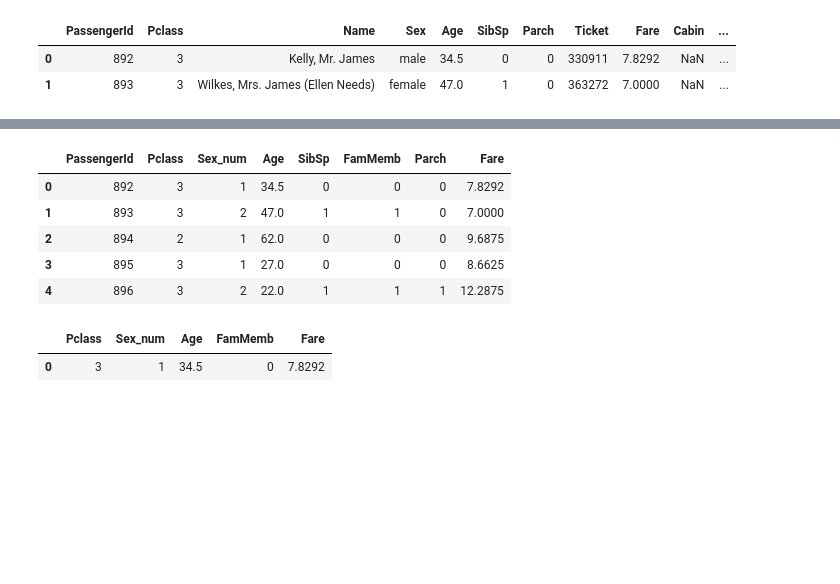
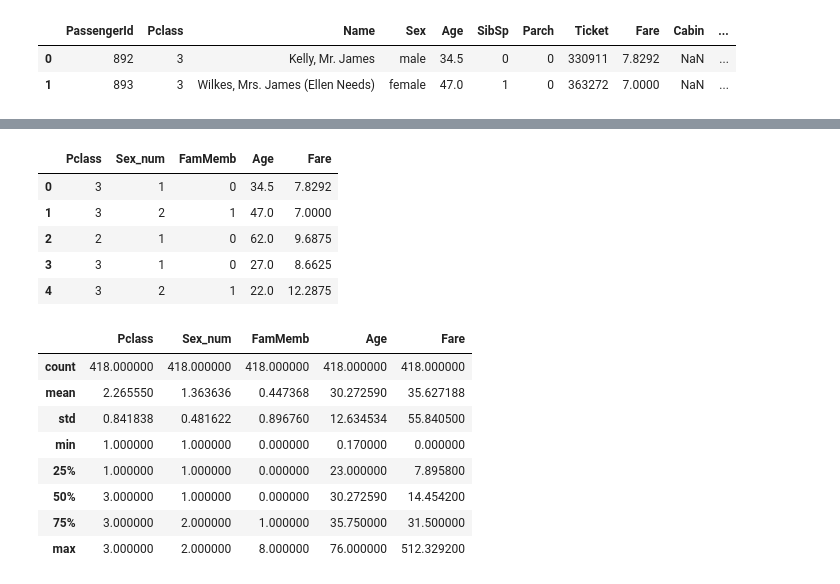
Before and after one commit to MariyaLe/Titanic, a Jupyter notebook: Titanic Model.ipynb, the cells around one changed output, grey strips where cells are left out. Drawn from its saved outputs; the diff is of its cells as text; code cells hidden in the pictures; blank space fills up the shorter version.

```diff
--- a/Titanic Model.ipynb
+++ b/Titanic Model.ipynb
@@ -280,0 +353,5 @@ df_submit = df_submit.fillna(np.mean(df["Age"]))
+# %%
+#freq_port = df_submit.Embarked.dropna().mode()[0]
+#df_submit["Embarked"] = df_submit["Embarked"].fillna(freq_port)
+df_submit["Age"] = df_submit["Age"].fillna(np.mean(df_submit["Age"]))
+df_submit["Fare"] = df_submit["Fare"].fillna(np.mean(df_submit["Fare"]))
@@ -287,2 +373,0 @@ df_submit.head(2)
-# %%
-df_submit = df_submit.iloc[:,[0,1,3,4,5,6,8]]
@@ -293,2 +373,0 @@ df_submit.insert(3,"Sex_num",sexlst)
-# %%
-df_submit = df_submit.drop(["Sex"],axis=1)
@@ -301,9 +374,11 @@ df_submit.insert(5,"FamMemb", num)
+# %%
+dataX = df_submit.drop(columns=["SibSp","Parch","PassengerId","Embarked","Name","Ticket","Cabin","Sex"])
 # %%
-df_submit.head()
+dataX.head()
 # %% [output]
-|  | PassengerId | Pclass | Sex_num | Age | SibSp | FamMemb | Parch | Fare |
-| 0 | 892 | 3 | 1 | 34.5 | 0 | 0 | 0 | 7.8292 |
-| 1 | 893 | 3 | 2 | 47.0 | 1 | 1 | 0 | 7.0000 |
-| 2 | 894 | 2 | 1 | 62.0 | 0 | 0 | 0 | 9.6875 |
-| 3 | 895 | 3 | 1 | 27.0 | 0 | 0 | 0 | 8.6625 |
-| 4 | 896 | 3 | 2 | 22.0 | 1 | 1 | 1 | 12.2875 |
+|  | Pclass | Sex_num | FamMemb | Age | Fare |
+| 0 | 3 | 1 | 0 | 34.5 | 7.8292 |
+| 1 | 3 | 2 | 1 | 47.0 | 7.0000 |
+| 2 | 2 | 1 | 0 | 62.0 | 9.6875 |
+| 3 | 3 | 1 | 0 | 27.0 | 8.6625 |
+| 4 | 3 | 2 | 1 | 22.0 | 12.2875 |
@@ -312,8 +385,15 @@ dataX = df_submit.drop(columns=["PassengerId","SibSp","Parch" ])
-# %%
-dataX.head(1)
-# %% [output]
-|  | Pclass | Sex_num | Age | FamMemb | Fare |
-| 0 | 3 | 1 | 34.5 | 0 | 7.8292 |
+# %%
+dataX.describe()
+# %% [output]
+|  | Pclass | Sex_num | FamMemb | Age | Fare |
+| count | 418.000000 | 418.000000 | 418.000000 | 418.000000 | 418.000000 |
+| mean | 2.265550 | 1.363636 | 0.447368 | 30.272590 | 35.627188 |
+| std | 0.841838 | 0.481622 | 0.896760 | 12.634534 | 55.840500 |
+| min | 1.000000 | 1.000000 | 0.000000 | 0.170000 | 0.000000 |
+| 25% | 1.000000 | 1.000000 | 0.000000 | 23.000000 | 7.895800 |
+| 50% | 3.000000 | 1.000000 | 0.000000 | 30.272590 | 14.454200 |
+| 75% | 3.000000 | 2.000000 | 1.000000 | 35.750000 | 31.500000 |
+| max | 3.000000 | 2.000000 | 8.000000 | 76.000000 | 512.329200 |
 # %%
 dataX = sc.fit_transform(dataX)
 # %%
```
Also changed, not shown: parts of 61 cells of this notebook.
